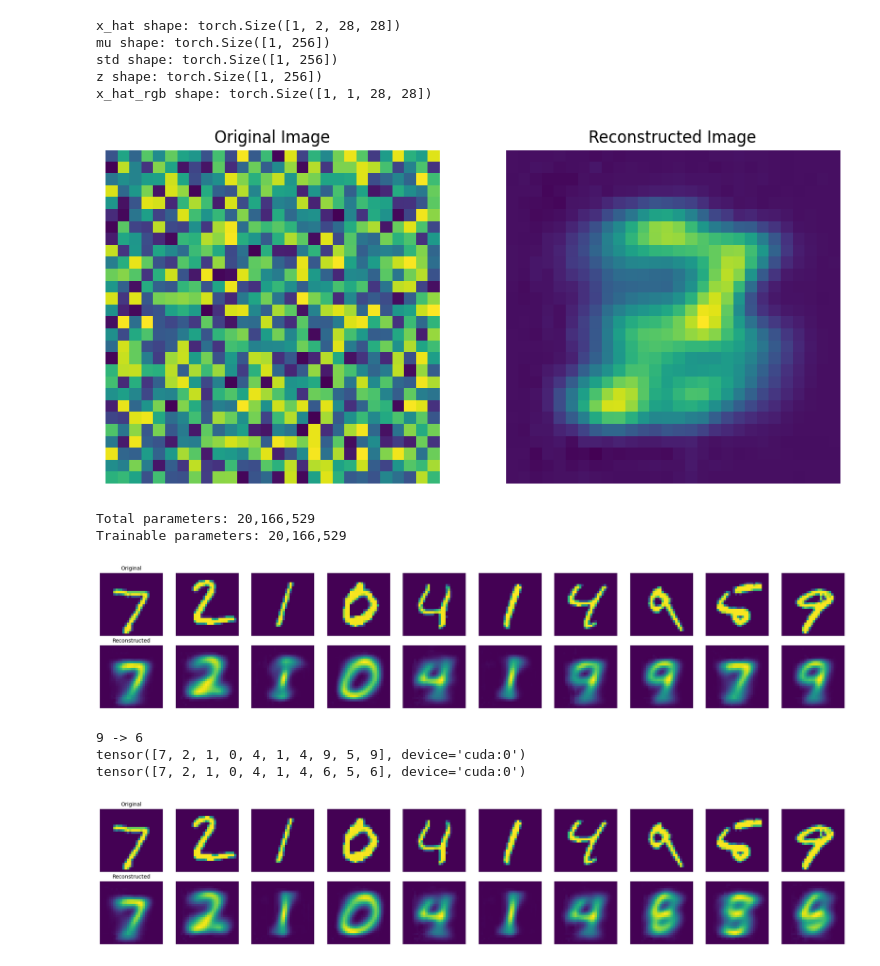
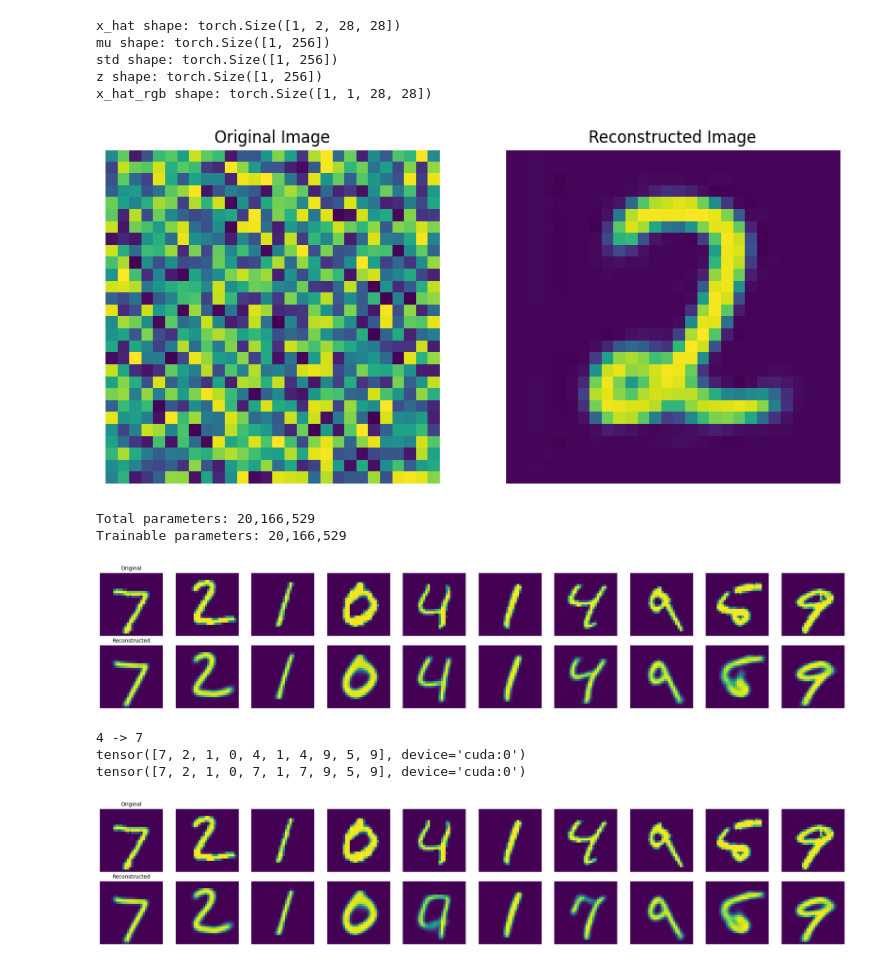
Before and after one commit to prithsha/assignment-22-unet-vet, a Jupyter notebook: vae_mnist_assignment22.ipynb, the cells around one changed output. Cells and saved outputs as stored; diff of their text form; code cells hidden in the pictures.

Commit message:
executed model for 20 epochs

```diff
--- a/vae_mnist_assignment22.ipynb
+++ b/vae_mnist_assignment22.ipynb
@@ -132,7 +132,7 @@ datamodule = MNISTDataModule('data')
 # %%
 pl.seed_everything(1234)
 vae = VAE()
-trainer = pl.Trainer(gpus=1, max_epochs=2)
+trainer = pl.Trainer(gpus=1, max_epochs=20)
 trainer.fit(vae, datamodule=datamodule)
 # %% [output]
 Global seed set to 1234
@@ -159,6 +159,6 @@ trainer.save_checkpoint("results/cifar10_vae_final_checkpoint.ckpt")
 # %%
 # DATA
-# we're pretending to have an image from cifar-10 (3 channels, 32x32 pixels)
+# we're pretending to have an image from MNIST (1 channels, 28x28 pixels)
 x = torch.rand(1, 1, 28, 28).to(vae.device)
 dummy_label = torch.zeros(1, dtype=torch.long).to(vae.device)
 dummy_label[0] = 2
@@ -197,10 +197,10 @@ mu shape: torch.Size([1, 256])
 std shape: torch.Size([1, 256])
 z shape: torch.Size([1, 256])
 x_hat_rgb shape: torch.Size([1, 1, 28, 28])
-[figure, old version]
+[figure, new version]
 # %%
 from torchsummary import summary
-vae = VAE.load_from_checkpoint("results/cifar10_vae_final_checkpoint.ckpt")
+vae = VAE.load_from_checkpoint("results/mnist_vae_final_checkpoint.ckpt")
 vae.eval().to(torch.device("cuda"))
 
 # Print number of parameters
@@ -272,27 +272,21 @@ labels = labels.to(vae.device)
 # Call the function
 execute_model_and_plot(vae, images, labels)
 # %% [output]
-[figure, old version]
+[figure, new version]
 # %%
-# Get the class names for CIFAR-10
+# Get the class names for MNIST
 mnist_classes = ['0', '1', '2', '3', '4', '5', '6', '7', '8', '9']
 
-# Print the names of the labels for the current batch
-# print("Labels for the current batch:")
-# for label in labels:
-#     print(cifar10_classes[label])
-
 # We are replacing labels
-# replacing horse with bird
-old_label = 9
-new_label = 6
+old_label = 4
+new_label = 7
 print(f"{mnist_classes[old_label]} -> {mnist_classes[new_label]}")
 new_labels = replace_label(labels, old_label, new_label)
 print(labels)
 print(new_labels)
 execute_model_and_plot(vae, images, new_labels)
 # %% [output]
-9 -> 6
+4 -> 7
 tensor([7, 2, 1, 0, 4, 1, 4, 9, 5, 9], device='cuda:0')
-tensor([7, 2, 1, 0, 4, 1, 4, 6, 5, 6], device='cuda:0')
+tensor([7, 2, 1, 0, 7, 1, 7, 9, 5, 9], device='cuda:0')
-[figure, old version]
+[figure, new version]
```
Also changed, not shown: parts of 2 cells of this notebook.
